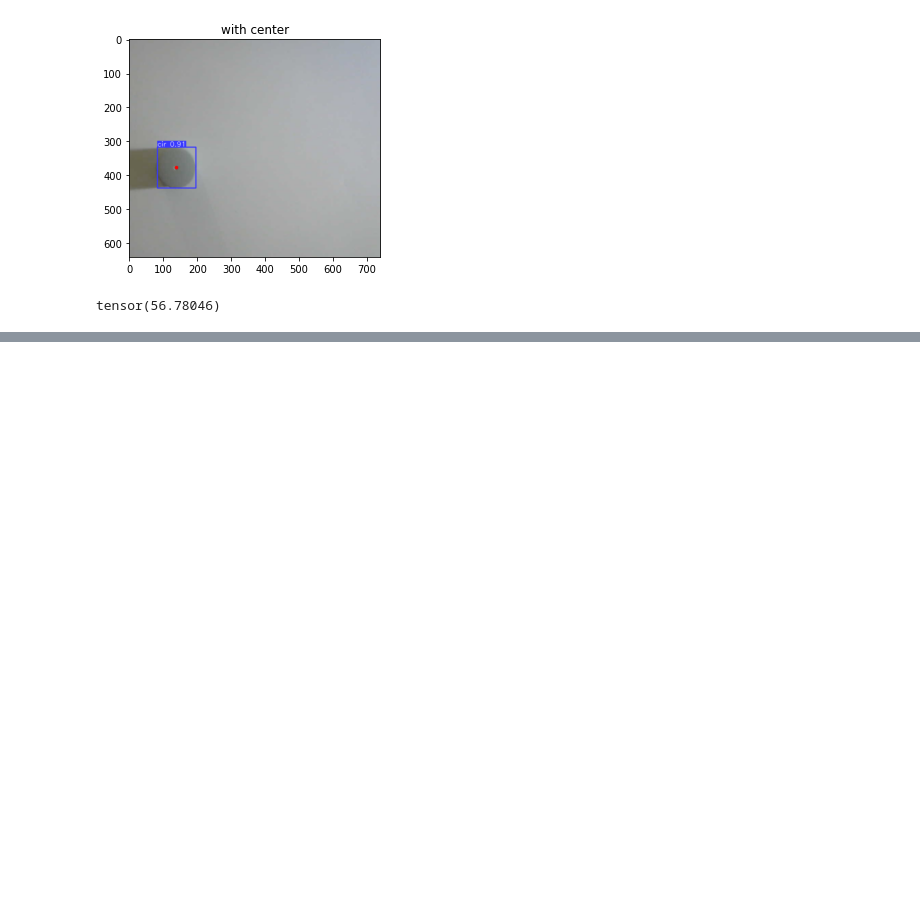
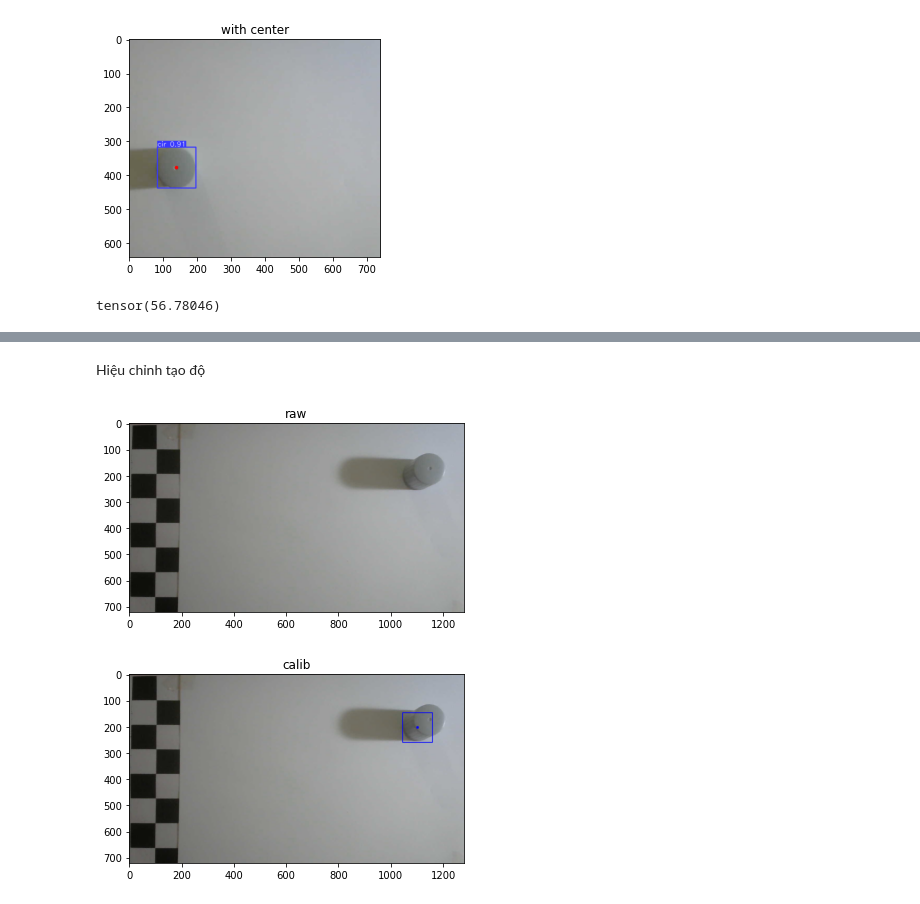
Before and after one commit to anh147/3D-Object-To-Real-World-Coordinates, a Jupyter notebook: main.ipynb, the cells around one changed output, grey strips where cells are left out. Drawn from its saved outputs; the diff is of its cells as text; code cells hidden in the pictures; blank space fills up the shorter version.

```diff
--- a/main.ipynb
+++ b/main.ipynb
@@ -112,0 +139,21 @@ previewImg('rec', real_detect_rec)
+# %% [markdown]
+Hiệu chỉnh tạo độ
+# %%
+#vẽ hình chữ nhật với toàn bộ ảnh
+x_1_all = x_1 + 520
+y_1_all = y_1 + 20
+
+x_2_all = x_2 + 520
+y_2_all = y_2 + 20
+
+x_center_all = (x_1_all+x_2_all)/2
+y_center_all = (y_1_all+y_2_all)/2
+
+previewImg('raw', img_raw)
+raw_draw = cv2.rectangle(img_raw, (int(x_1_all), int(y_1_all)), (int(x_2_all), int(y_2_all)), color=(255, 0, 0), thickness=2)
+calib_img = cv2.circle(raw_draw, (int(x_center_all), int(y_center_all)), radius = 0, color= [255,0,5], thickness= 10)
+
+previewImg('calib',raw_draw)
+# %% [output]
+[figure, added]
+[figure, added]
```
Also changed, not shown: parts of 19 cells of this notebook, 3 other files.
